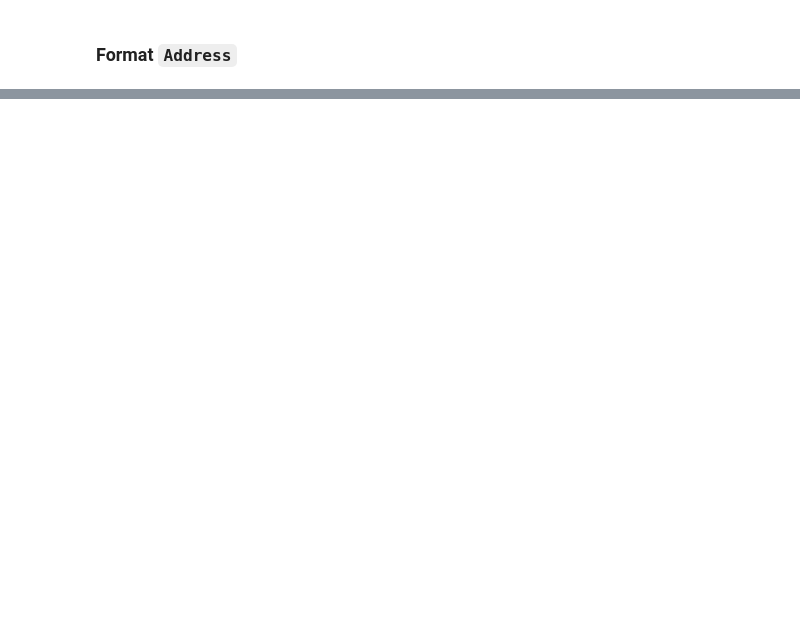
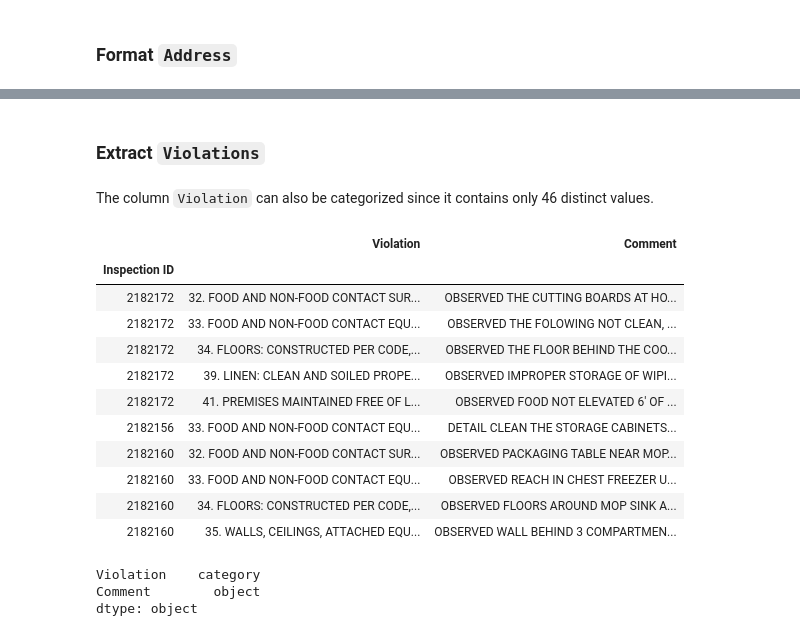
Before and after one commit to Gondolav/ADA-project, a Jupyter notebook: notebook.ipynb, the cells around one changed output, grey strips where cells are left out. Cells and saved outputs as stored; diff of their text form; code cells hidden in the pictures; blank space fills up the shorter version.

Commit message:
Extract Violations

```diff
--- a/notebook.ipynb
+++ b/notebook.ipynb
@@ -350,3 +350,49 @@ df.head(3)
 | 2182172 | PEPE'S RESTAURANT | PEPE'S RESTAURANT | 7056 | RESTAURANT | RISK 1 (HIGH) | 7026 W ARCHER AVE | CHICAGO | IL | 60638 | ... |
 | 2182156 | COLUMBUS MANOR RESIDENTIAL CARE &... | COLUMBUS MANOR RESIDENTIAL CARE &... | 2418662 | LONG TERM CARE | RISK 1 (HIGH) | 5107-5121 W JACKSON BLVD | CHICAGO | IL | 60644 | ... |
 | 2182153 | SHAN SHAAN TASTE | SHAN SHAAN TASTE | 2608521 | RESTAURANT | RISK 1 (HIGH) | 2002 S WENTWORTH AVE | CHICAGO | IL | 60616 | ... |
+# %% [markdown]
+### Extract `Violations`
+# %%
+parsed_violations = []
+
+# For every inspection, extract each violation and its associated comment
+for index, row in df.iterrows():
+    if row['Violations'] is not np.nan:
+        for violation in row['Violations'].split(' | '):
+            violation_and_comment = violation.split(' - Comments: ')
+
+            violation_id = violation_and_comment[0]
+            comment = violation_and_comment[1] if len(violation_and_comment) > 1 else np.nan
+
+            parsed_violations.append([index, violation_id, comment])
+
+# Create new dataframe containing the violations
+df_violations = pd.DataFrame(parsed_violations, columns = ['Inspection ID', 'Violation', 'Comment'])
+df_violations = df_violations.set_index('Inspection ID')
+
+# The column 'Violations' is now useless and can be deleted
+df = df.drop(columns=['Violations'])
+# %% [markdown]
+The column `Violation` can also be categorized since it contains only 46 distinct values.
+# %%
+df_violations['Violation'] = df_violations['Violation'].astype('category')
+df_violations.head(10)
+# %% [output]
+|  | Violation | Comment |
+| Inspection ID |  |  |
+| 2182172 | 32. FOOD AND NON-FOOD CONTACT SUR... | OBSERVED THE CUTTING BOARDS AT HO... |
+| 2182172 | 33. FOOD AND NON-FOOD CONTACT EQU... | OBSERVED THE FOLOWING NOT CLEAN, ... |
+| 2182172 | 34. FLOORS: CONSTRUCTED PER CODE,... | OBSERVED THE FLOOR BEHIND THE COO... |
+| 2182172 | 39. LINEN: CLEAN AND SOILED PROPE... | OBSERVED IMPROPER STORAGE OF WIPI... |
+| 2182172 | 41. PREMISES MAINTAINED FREE OF L... | OBSERVED FOOD NOT ELEVATED 6' OF ... |
+| 2182156 | 33. FOOD AND NON-FOOD CONTACT EQU... | DETAIL CLEAN THE STORAGE CABINETS... |
+| 2182160 | 32. FOOD AND NON-FOOD CONTACT SUR... | OBSERVED PACKAGING TABLE NEAR MOP... |
+| 2182160 | 33. FOOD AND NON-FOOD CONTACT EQU... | OBSERVED REACH IN CHEST FREEZER U... |
+| 2182160 | 34. FLOORS: CONSTRUCTED PER CODE,... | OBSERVED FLOORS AROUND MOP SINK A... |
+| 2182160 | 35. WALLS, CEILINGS, ATTACHED EQU... | OBSERVED WALL BEHIND 3 COMPARTMEN... |
+# %%
+df_violations.dtypes
+# %% [output]
+Violation    category
+Comment        object
+dtype: object
```
Also changed, not shown: parts of 3 cells of this notebook.
